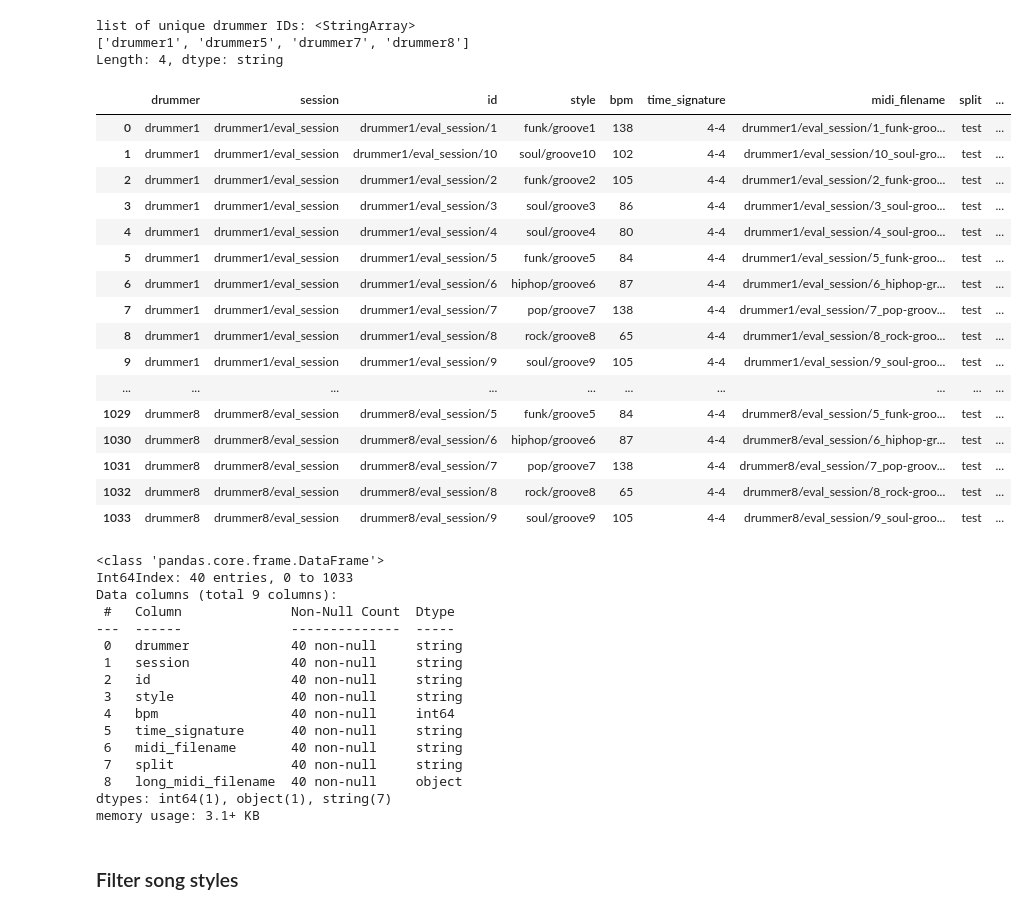
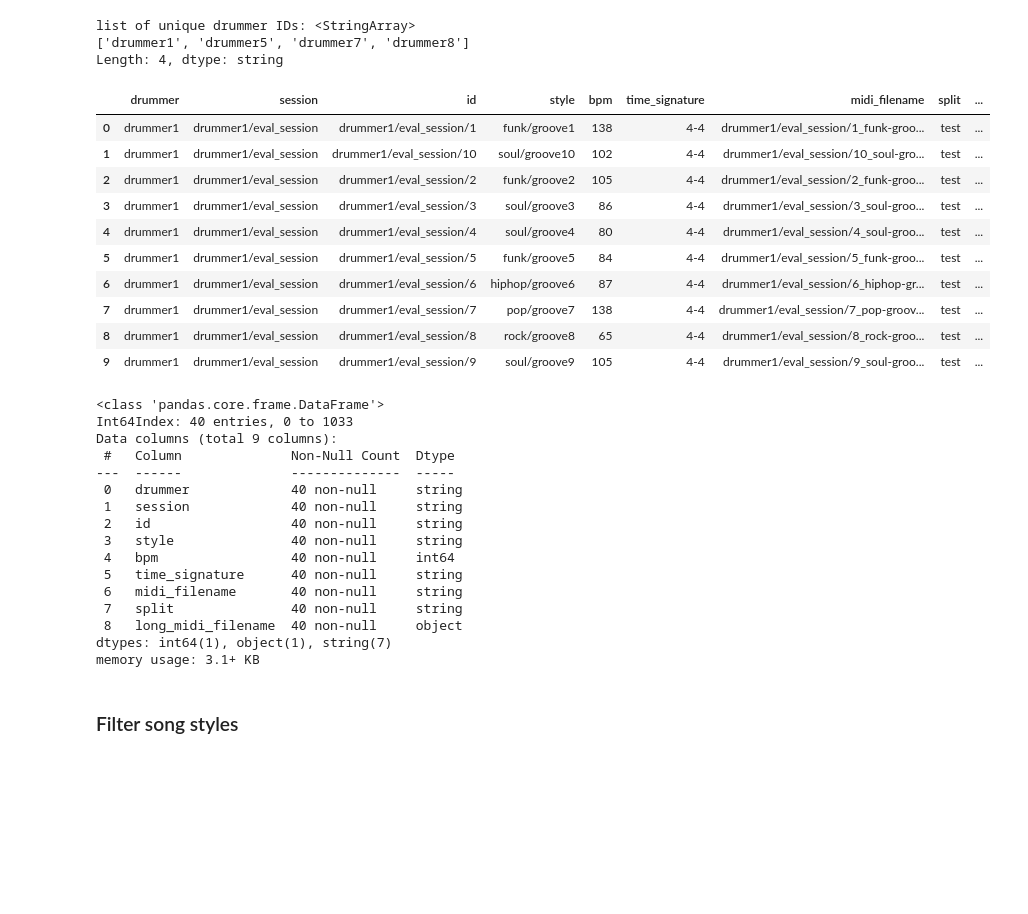
Before and after one commit to curtiscu/LYIT, a Jupyter notebook: BulkVisualisations_1.ipynb, the cells around one changed output. Saved outputs shown, nothing was run; the diff lists cells and outputs as text; code cells hidden in the pictures; blank space fills up the shorter version.

```diff
--- a/BulkVisualisations_1.ipynb
+++ b/BulkVisualisations_1.ipynb
@@ -192,29 +192,23 @@ Length: 4, dtype: string
 # %%
 file_prefix = '/content/drive/My Drive/groove-v1.0.0-midionly/groove/'
 
 eval_df['long_midi_filename'] = eval_df['midi_filename'].apply(lambda x: "{}{}".format(file_prefix, x))
 
 # eval_df.head(3)
-display(eval_df)
+eval_df.head(10)
 eval_df.info()
 # %% [output]
 |  | drummer | session | id | style | bpm | time_signature | midi_filename | split | ... |
 | 0 | drummer1 | drummer1/eval_session | drummer1/eval_session/1 | funk/groove1 | 138 | 4-4 | drummer1/eval_session/1_funk-groo... | test | ... |
 | 1 | drummer1 | drummer1/eval_session | drummer1/eval_session/10 | soul/groove10 | 102 | 4-4 | drummer1/eval_session/10_soul-gro... | test | ... |
 | 2 | drummer1 | drummer1/eval_session | drummer1/eval_session/2 | funk/groove2 | 105 | 4-4 | drummer1/eval_session/2_funk-groo... | test | ... |
 | 3 | drummer1 | drummer1/eval_session | drummer1/eval_session/3 | soul/groove3 | 86 | 4-4 | drummer1/eval_session/3_soul-groo... | test | ... |
 | 4 | drummer1 | drummer1/eval_session | drummer1/eval_session/4 | soul/groove4 | 80 | 4-4 | drummer1/eval_session/4_soul-groo... | test | ... |
 | 5 | drummer1 | drummer1/eval_session | drummer1/eval_session/5 | funk/groove5 | 84 | 4-4 | drummer1/eval_session/5_funk-groo... | test | ... |
 | 6 | drummer1 | drummer1/eval_session | drummer1/eval_session/6 | hiphop/groove6 | 87 | 4-4 | drummer1/eval_session/6_hiphop-gr... | test | ... |
 | 7 | drummer1 | drummer1/eval_session | drummer1/eval_session/7 | pop/groove7 | 138 | 4-4 | drummer1/eval_session/7_pop-groov... | test | ... |
 | 8 | drummer1 | drummer1/eval_session | drummer1/eval_session/8 | rock/groove8 | 65 | 4-4 | drummer1/eval_session/8_rock-groo... | test | ... |
 | 9 | drummer1 | drummer1/eval_session | drummer1/eval_session/9 | soul/groove9 | 105 | 4-4 | drummer1/eval_session/9_soul-groo... | test | ... |
-| ... | ... | ... | ... | ... | ... | ... | ... | ... | ... |
-| 1029 | drummer8 | drummer8/eval_session | drummer8/eval_session/5 | funk/groove5 | 84 | 4-4 | drummer8/eval_session/5_funk-groo... | test | ... |
-| 1030 | drummer8 | drummer8/eval_session | drummer8/eval_session/6 | hiphop/groove6 | 87 | 4-4 | drummer8/eval_session/6_hiphop-gr... | test | ... |
-| 1031 | drummer8 | drummer8/eval_session | drummer8/eval_session/7 | pop/groove7 | 138 | 4-4 | drummer8/eval_session/7_pop-groov... | test | ... |
-| 1032 | drummer8 | drummer8/eval_session | drummer8/eval_session/8 | rock/groove8 | 65 | 4-4 | drummer8/eval_session/8_rock-groo... | test | ... |
-| 1033 | drummer8 | drummer8/eval_session | drummer8/eval_session/9 | soul/groove9 | 105 | 4-4 | drummer8/eval_session/9_soul-groo... | test | ... |
 <class 'pandas.core.frame.DataFrame'>
 Int64Index: 40 entries, 0 to 1033
 Data columns (total 9 columns):
```
Also changed, not shown: parts of 8 cells of this notebook.
